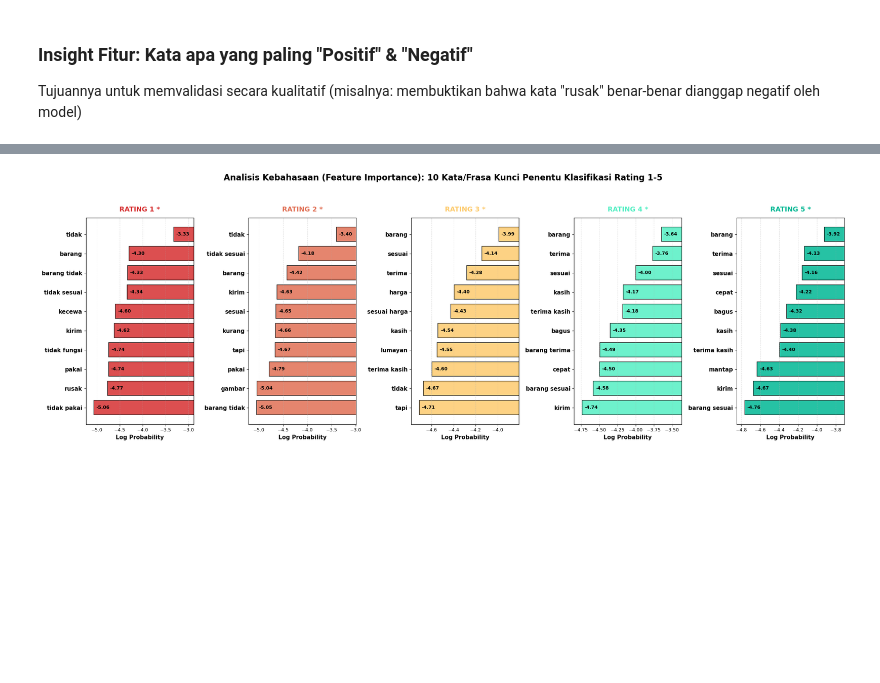
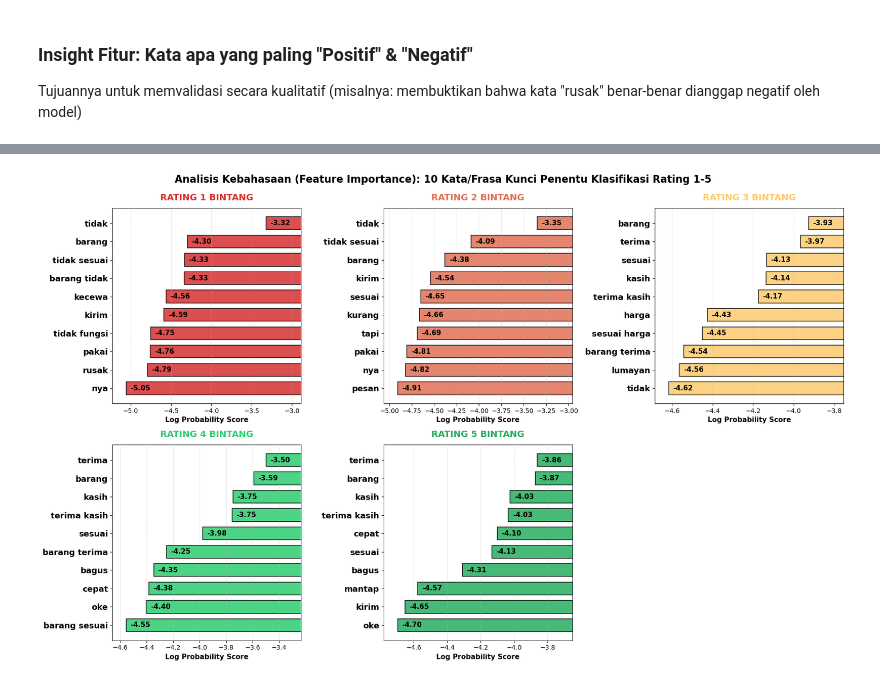
Before and after one commit to erlangga-g/NB_AnalisiSentimen, a Jupyter notebook: NB_SentimentAnalysis_Skripsi_2.ipynb, the cells around one changed output, grey strips where cells are left out. Cells and saved outputs as stored; diff of their text form; code cells hidden in the pictures; blank space fills up the shorter version.

```diff
--- a/NB_SentimentAnalysis_Skripsi_2.ipynb
+++ b/NB_SentimentAnalysis_Skripsi_2.ipynb
@@ -643,9 +725,10 @@ print(f"Jumlah sampel awal: {initial_len}")
 df_sample['text_clean_WITH_slang'] = df_sample['text_clean_WITH_slang'].replace('', np.nan)
 df_sample['text_clean_NO_slang'] = df_sample['text_clean_NO_slang'].replace('', np.nan)
 df_sample['text_clean_KAGGLE_slang'] = df_sample['text_clean_KAGGLE_slang'].replace('', np.nan)
+df_sample['text_clean_HYBRID_slang'] = df_sample['text_clean_HYBRID_slang'].replace('', np.nan)
 
 # Menghapus baris yang kosong di SALAH SATU atau KEDUA kolom
-df_sample = df_sample.dropna(subset=['text_clean_WITH_slang', 'text_clean_NO_slang', 'text_clean_KAGGLE_slang'])
+df_sample = df_sample.dropna(subset=['text_clean_WITH_slang', 'text_clean_NO_slang', 'text_clean_KAGGLE_slang', 'text_clean_HYBRID_slang'])
 df_sample = df_sample.reset_index(drop=True)
 
 print(f"Jumlah sampel valid: {len(df_sample)}")
@@ -704,20 +787,24 @@ def remove_stopwords(text):
 # --- 2.11 Eksekusi Filtering pada Dataset (3 Pipeline) ---
 
 print(f"Memulai proses tokenisasi & filtering VARIAN 1 (WITH slang)...")
-df_sample['tokens_WITH_slang'] = df_sample['text_clean_WITH_slang'].apply(remove_stopwords)
+df_sample['tokens_WITH_slang'] = df_sample['text_clean_WITH_slang'].apply(lambda x: str(x).split())
 
 print(f"Memulai proses tokenisasi & filtering VARIAN 2 (NO slang)...")
-df_sample['tokens_NO_slang'] = df_sample['text_clean_NO_slang'].apply(remove_stopwords)
+df_sample['tokens_NO_slang'] = df_sample['text_clean_NO_slang'].apply(lambda x: str(x).split())
 
 print(f"Memulai proses tokenisasi & filtering VARIAN 3 (KAGGLE slang)...")
-df_sample['tokens_KAGGLE_slang'] = df_sample['text_clean_KAGGLE_slang'].apply(remove_stopwords)
+df_sample['tokens_KAGGLE_slang'] = df_sample['text_clean_KAGGLE_slang'].apply(lambda x: str(x).split())
+
+print(f"Memulai proses tokenisasi & filtering VARIAN 4 (HYBRID slang)...")
+df_sample['tokens_HYBRID_slang'] = df_sample['text_clean_HYBRID_slang'].apply(lambda x: str(x).split())
 
 print(f"\nProses tokenisasi selesai.  Total Stopwords: {len(stop_words)} kata")
 
 print("\n=== VERIFIKASI HASIL TOKENISASI & STOPWORD REMOVAL ===")
 display(df_sample[['text_clean_WITH_slang', 'tokens_WITH_slang',
                    'text_clean_NO_slang', 'tokens_NO_slang',
-                   'text_clean_KAGGLE_slang', 'tokens_KAGGLE_slang']].head(3))
+                   'text_clean_KAGGLE_slang', 'tokens_KAGGLE_slang',
+                   'text_clean_HYBRID_slang', 'tokens_HYBRID_slang']].head(3))
 # %% [output]
 Memulai proses tokenisasi & filtering VARIAN 1 (WITH slang)...
 Memulai proses tokenisasi & filtering VARIAN 2 (NO slang)...
@@ -960,6 +1095,7 @@ ablation_files = {
     "Varian 1: WITH Slang (Kamus Kustom)": 'data_WITH_slang_normalization.csv',
     "Varian 2: WITHOUT Slang": 'data_NO_slang_normalization.csv',
     "Varian 3: WITH Slang (Kamus Kaggle)": 'data_KAGGLE_slang_normalization.csv',
+    "Varian 4: WITH Slang (Kamus Hybrid)": 'data_HYBRID_slang_normalization.csv',
 }
 
 # Dictionary untuk menyimpan X dan y dari masing-masing varian
@@ -974,6 +1110,10 @@ data_ablasi = {
     },
     'Varian 3: WITH Slang (Kamus Kaggle)': {
         'X': df_sample['text_clean_KAGGLE_slang'],
+        'y': y_best_rating
+    },
+    'Varian 4: WITH Slang (Kamus Hybrid)': {
+        'X': df_sample['text_clean_HYBRID_slang'],
         'y': y_best_rating
     }
 }
@@ -1871,7 +2139,7 @@ Tujuannya untuk memvalidasi secara kualitatif (misalnya: membuktikan bahwa kata
 
 print("=== ANALISIS FEATURE IMPORTANCE: KATA PALING BERPENGARUH (5 KELAS RATING) ===\n")
 
-# Ekstraksi vectorizer dan model MultinomialNB dari pipeline terbaik mutlak hasil GridSearchCV
+# Ekstraksi vectorizer dan model MultinomialNB dari pipeline terbaik
 vectorizer = best_model_pipeline.named_steps['tfidf']
 model = best_model_pipeline.named_steps['clf']
 
@@ -1879,13 +2147,12 @@ model = best_model_pipeline.named_steps['clf']
 feature_names = vectorizer.get_feature_names_out()
 
 # Ambil log probability matriks dari MultinomialNB
-# Dimensi otomatis (5, jumlah_fitur)
 log_prob = model.feature_log_prob_
 
-# Target rating langsung berbentuk ordinal 1 sampai 5
+# Target rating berbentuk ordinal 1 sampai 5
 class_labels = sorted(list(y_best_rating.unique()))
 
-print(f"N-Gram Range yang digunakan : {best_ngram_range}")
+print(f"N-Gram Range yang digunakan : {best_global_config['ngram_name']}")
 print(f"Total Dimensi Fitur Kamus   : {len(feature_names):,} token")
 print(f"Target Kelas Klasifikasi    : {class_labels} (Ordinal Rating Bintang)\n")
 
@@ -1901,68 +2168,79 @@ for i, label in enumerate(class_labels):
 
     print(f"🔹Top {top_n} fitur penentu untuk Rating {label} *:")
     for rank, (word, score) in enumerate(top_words, 1):
-        print(f"   {rank:2d}. {word:25s} (log_probL {score:.4f})")
+        print(f"   {rank:2d}. {word:25s} (log_prob: {score:.4f})")
     print("-"*50)
 
 # =============================================================================
-# VISUALISASI MATRIKS HORIZONTAL (5 SUBPLOT PARALEL)
+# VISUALISASI GRID BERTINGKAT (2 BARIS X 3 KOLOM) - REKAYASA FONT DAN LAYOUT SKRIPSI
 # =============================================================================
 print("\n" + "="*75)
-print("GENERASI VISUALISASI METRIK LOG PROBABILITY (5-COLUMN VERTICAL LAYOUT)")
+print("GENERASI VISUALISASI METRIK LOG PROBABILITY (2-ROW VERTICAL GRID LAYOUT)")
 print("="*75)
 
-# Membuat grid 1 baris dengan 5 kolom subplot
-fig, axes = plt.subplots(1, 5, figsize=(22, 7), sharey=False)
+# Mengubah konfigurasi grid menjadi 2 Baris dan 3 Kolom untuk memaksimalkan space halaman Word
+fig, axes = plt.subplots(2, 3, figsize=(18, 11), sharey=False)
 
-# Skema warna gradasi dari Merah (Rating 1) ke Hijau (Rating 5)
+# Meratakan matriks axes 2D menjadi 1D array agar mudah di-looping
+axes_flat = axes.flatten()
+
+# Skema warna gradasi dari Merah ke Hijau
 colors_map = {
-    1: '#d63031',  # Merah Pekat (Sangat Kecewa)
-    2: '#e17055',  # Oranye-Merah (Kurang Puas)
-    3: '#fdcb6e',  # Kuning Gading (Standar/Netral)
-    4: '#55efc4',  # Hijau Tosca (Bagus)
-    5: '#00b894'   # Hijau Emerald (Sangat Puas)
+    1: '#d63031',  # Merah Pekat (Rating 1)
+    2: '#e17055',  # Oranye-Merah (Rating 2)
+    3: '#fdcb6e',  # Kuning Gading (Rating 3)
+    4: '#2ecc71',  # Hijau Terang (Rating 4)
+    5: '#27ae60'   # Hijau Emerald (Rating 5)
 }
 
 for i, label in enumerate(class_labels):
+    ax_curr = axes_flat[i]
+
     words = [word for word, _ in top_features[label]]
     scores = [score for _, score in top_features[label]]
 
-    # Plot horizontal bar pada subplot ke-i
-    axes[i].barh(words, scores, height=0.75, color=colors_map[label], alpha=0.85,
-                 edgecolor='black', linewidth=1.1)
+    # Plot horizontal bar dengan ketebalan optimal
+    ax_curr.barh(words, scores, height=0.70, color=colors_map[label], alpha=0.85,
+                 edgecolor='black', linewidth=1.2)
 
-    # Atur batas limit sumbu X secara dinamis berdasarkan sebaran nilai skor log prob
+    # Atur batas limit sumbu X secara dinamis
     min_score = min(scores)
     max_score = max(scores)
     score_range = max_score - min_score if (max_score - min_score) != 0 else 1
-    axes[i].set_xlim(min_score - score_range * 0.1, max_score + score_range * 0.25)
+    ax_curr.set_xlim(min_score - score_range * 0.1, max_score + score_range * 0.25)
 
-    # Styling Labeling per Subplot
-    axes[i].set_xlabel('Log Probability', fontsize=11, fontweight='bold')
-    axes[i].set_title(f'RATING {label} *', fontsize=13, fontweight='bold', pad=12, color=colors_map[label])
-    axes[i].invert_yaxis() # Membalik sumbu Y agar kata peringkat berada di posisi paling atas
+    # Penguatan Ukuran Font Khusus Karya Ilmiah (Font Upgrade)
+    ax_curr.set_xlabel('Log Probability Score', fontsize=11, fontweight='bold')
+    ax_curr.set_title(f'RATING {label} BINTANG', fontsize=14, fontweight='bold', pad=12, color=colors_map[label])
+    ax_curr.invert_yaxis() # Menjaga urutan peringkat 1 di posisi atas
 
-    axes[i].tick_params(axis='y', labelsize=11)
-    axes[i].tick_params(axis='x', labelsize=9)
+    # Memperbesar ukuran label kata di sumbu Y agar terbaca sangat jelas di Word
+    ax_curr.tick_params(axis='y', labelsize=13)
+    ax_curr.tick_params(axis='x', labelsize=10)
 
-    for tick in axes[i].get_yticklabels():
+    for tick in ax_curr.get_yticklabels():
         tick.set_fontweight('bold')
 
-    axes[i].grid(axis='x', linestyle='--', alpha=0.4)
+    ax_curr.grid(axis='x', linestyle='--', alpha=0.4)
 
-    # menambahkan teks nilai numerik log_prob tepat di ujung bar
+    # Menempelkan label angka probabilitas dengan font tebal di ujung bar
     for j, (word, score) in enumerate(zip(words, scores)):
-        axes[i].text(score + score_range * 0.03, j, f'{score:.2f}',
+        ax_curr.text(score + score_range * 0.03, j, f'{score:.2f}',
                      va='center', ha='left',
-                     fontsize=9, color='black', fontweight='bold')
+                     fontsize=11, color='black', fontweight='bold')
 
-plt.suptitle('Analisis Kebahasaan (Feature Importance): 10 Kata/Frasa Kunci Penentu Klasifikasi Rating 1-5', fontsize=16, fontweight='bold', y=1.05)
+# MATIKAN KOLOM KE-6 (Baris 2, Kolom 3) karena data hanya ada 5 kelas rating
+axes_flat[5].axis('off')
+
+plt.suptitle('Analisis Kebahasaan (Feature Importance): 10 Kata/Frasa Kunci Penentu Klasifikasi Rating 1-5',
+             fontsize=16, fontweight='bold', y=0.99)
 
 plt.tight_layout()
-plt.savefig('feature_importance_5rating_horizontal.png', dpi=300, bbox_inches='tight')
+# Menyimpan gambar kualitas tinggi siap cetak hardcover skripsi
+plt.savefig('feature_importance_5rating_bertumpuk.png', dpi=300, bbox_inches='tight')
 plt.show()
 
-print("\nVisualisasi sukses disimpan dengan nama: 'feature_importance_5rating_horizontal.png")
+print("\nVisualisasi sukses disimpan dengan nama: 'feature_importance_5rating_bertumpuk.png'")
 # %% [output]
 === ANALISIS FEATURE IMPORTANCE: KATA PALING BERPENGARUH (5 KELAS RATING) ===
 
@@ -1983,2 +2261,2 @@ GENERASI VISUALISASI METRIK LOG PROBABILITY (5-COLUMN VERTICAL LAYOUT)
 ===========================================================================
-[figure, old version]
+[figure, new version]
```
Also changed, not shown: parts of 20 cells of this notebook, 12 other files.
